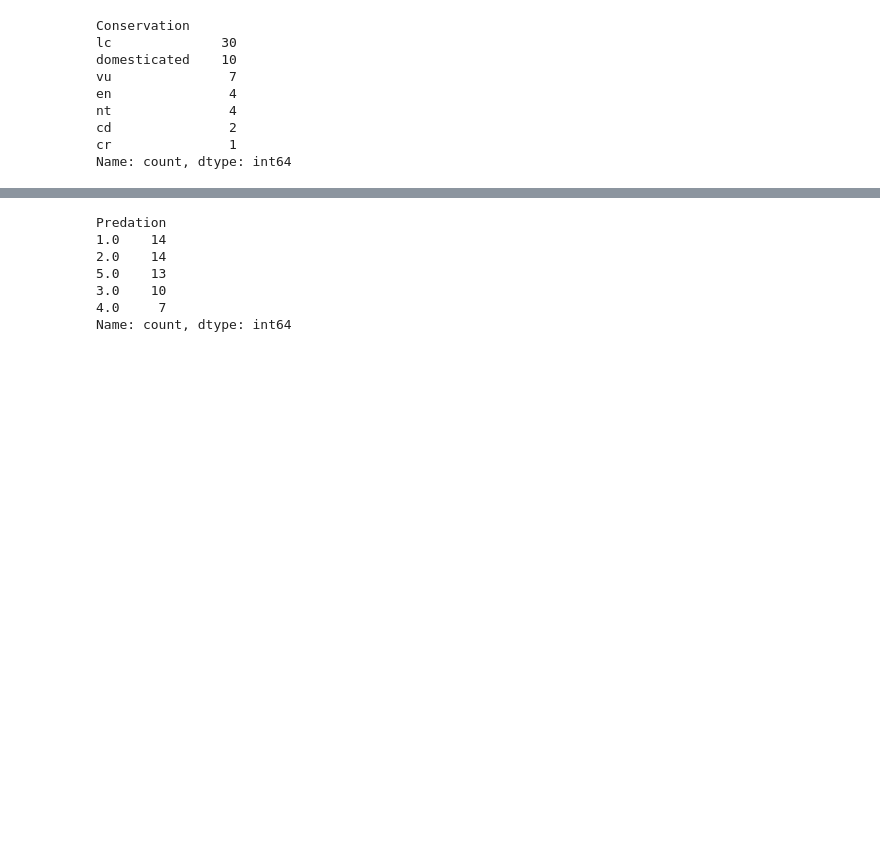
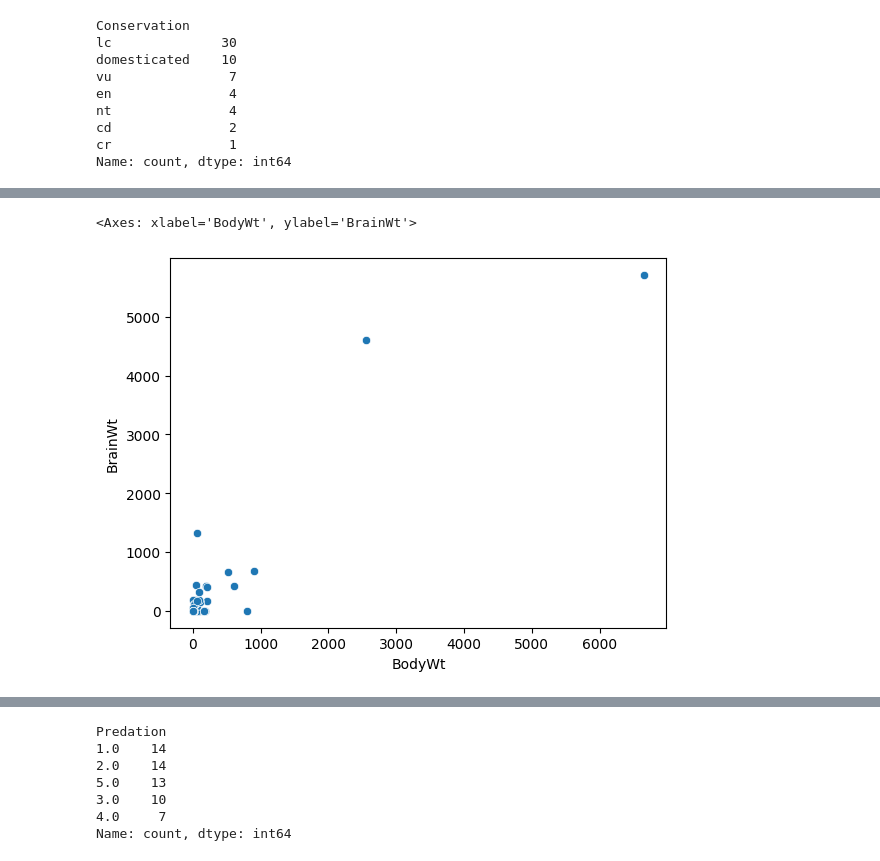
Before and after one commit to Yw0991/ML-Project, a Jupyter notebook: Code/EDA.ipynb, the cells around one changed output, grey strips where cells are left out. Drawn from its saved outputs; the diff is of its cells as text; code cells hidden in the pictures; blank space fills up the shorter version.

```diff
--- a/Code/EDA.ipynb
+++ b/Code/EDA.ipynb
@@ -149,0 +160,6 @@ sns.boxplot(df,x="BrainWt")
+# %%
+sns.scatterplot(data=df,x="BodyWt",y="BrainWt")
+# 2 extreme points. What are them ?
+# %% [output]
+<Axes: xlabel='BodyWt', ylabel='BrainWt'>
+[figure, added]
```
Also changed, not shown: parts of 32 cells of this notebook.
